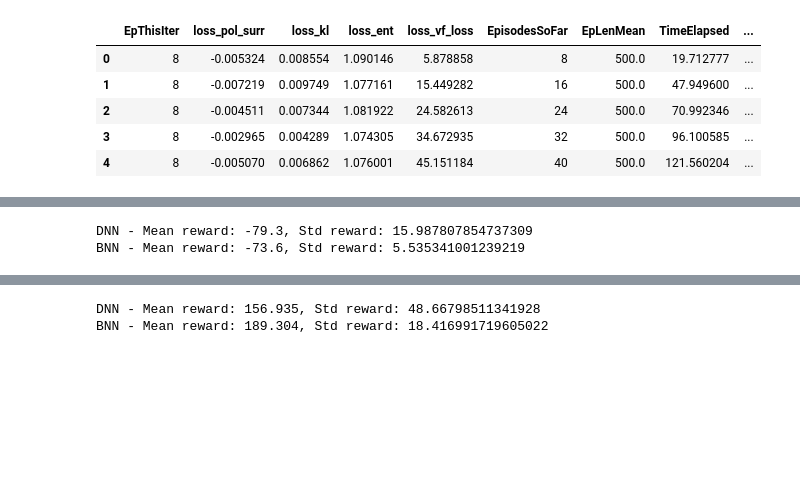
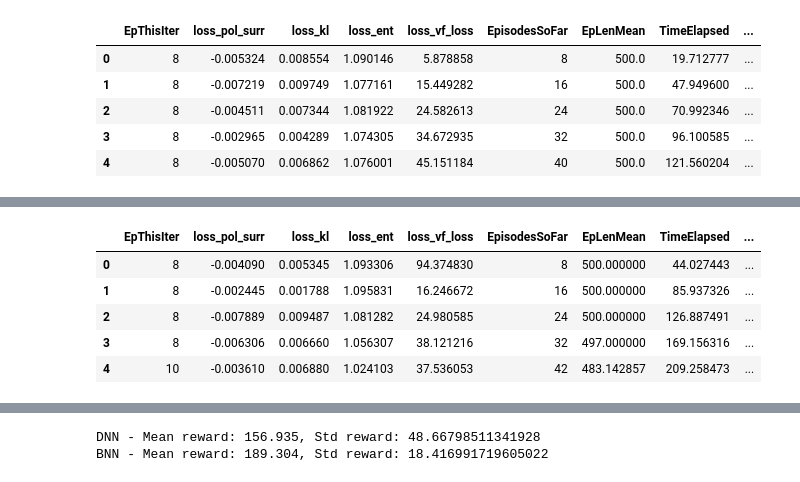
Before and after one commit to jetnew/SlimeRL, a Jupyter notebook: Stephen Test/BNN Acrobot.ipynb, the cells around one changed output, grey strips where cells are left out. Cells and saved outputs as stored; diff of their text form; code cells hidden in the pictures; blank space fills up the shorter version.

```diff
--- a/Stephen Test/BNN Acrobot.ipynb
+++ b/Stephen Test/BNN Acrobot.ipynb
@@ -336,11 +335,0 @@ for r in range(nrow):
-# %%
-from stable_baselines.common.evaluation import evaluate_policy
-
-mean_reward, std_reward = evaluate_policy(dnn, dnn.get_env(), n_eval_episodes=10,render=True)
-print(f"DNN - Mean reward: {mean_reward}, Std reward: {std_reward}")
-
-mean_reward, std_reward = evaluate_policy(bnn, bnn.get_env(), n_eval_episodes=10,render=True)
-print(f"BNN - Mean reward: {mean_reward}, Std reward: {std_reward}")
-# %% [output]
-DNN - Mean reward: -79.3, Std reward: 15.987807854737309
-BNN - Mean reward: -73.6, Std reward: 5.535341001239219
@@ -349,0 +336,17 @@ bnn.get_env().close()
+# %%
+LOGDIR = "bnn_acrobot"
+# %%
+import pandas as pd
+import matplotlib
+import matplotlib.pyplot as plt
+plt.style.use("seaborn")
+
+df = pd.read_csv(LOGDIR+"/progress.csv")
+df.head()
+# %% [output]
+|  | EpThisIter | loss_pol_surr | loss_kl | loss_ent | loss_vf_loss | EpisodesSoFar | EpLenMean | TimeElapsed | ... |
+| 0 | 8 | -0.004090 | 0.005345 | 1.093306 | 94.374830 | 8 | 500.000000 | 44.027443 | ... |
+| 1 | 8 | -0.002445 | 0.001788 | 1.095831 | 16.246672 | 16 | 500.000000 | 85.937326 | ... |
+| 2 | 8 | -0.007889 | 0.009487 | 1.081282 | 24.980585 | 24 | 500.000000 | 126.887491 | ... |
+| 3 | 8 | -0.006306 | 0.006660 | 1.056307 | 38.121216 | 32 | 497.000000 | 169.156316 | ... |
+| 4 | 10 | -0.003610 | 0.006880 | 1.024103 | 37.536053 | 42 | 483.142857 | 209.258473 | ... |
```
Also changed, not shown: parts of 11 cells of this notebook, 4 other files.
